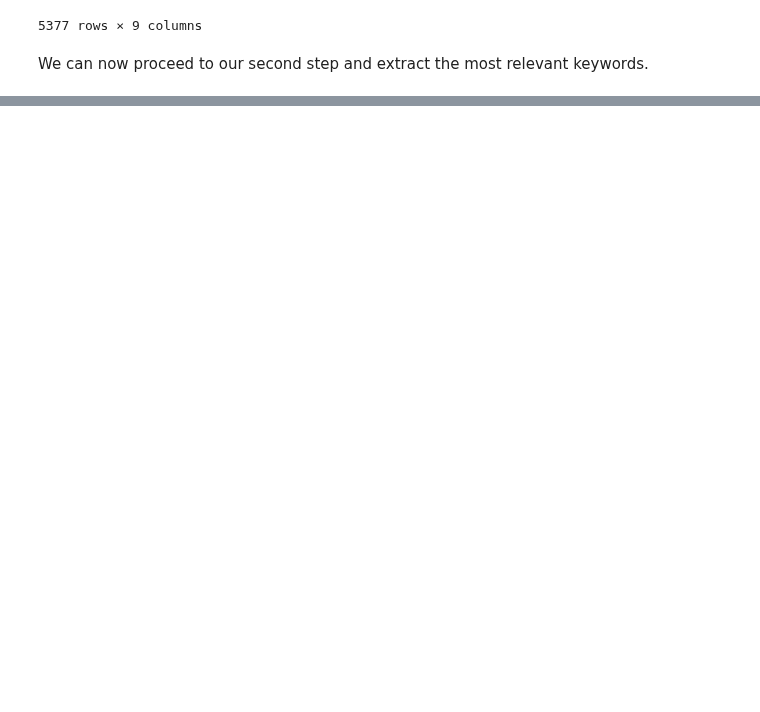
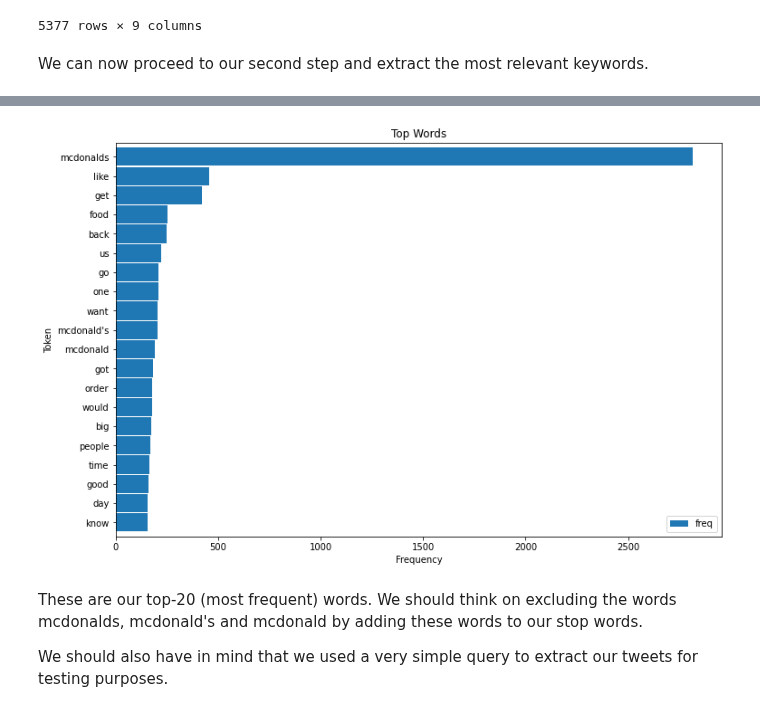
Before and after one commit to polltter/share, a Jupyter notebook: notebooks/kw_extraction.ipynb, the cells around one changed output, grey strips where cells are left out. Drawn from its saved outputs; the diff is of its cells as text; code cells hidden in the pictures; blank space fills up the shorter version.

Commit message:
update keyword extraction - compute term frequency with bow: #12

```diff
--- a/notebooks/kw_extraction.ipynb
+++ b/notebooks/kw_extraction.ipynb
@@ -223,0 +234,4 @@ We can now proceed to our second step and extract the most relevant keywords.
+# %%
+cv_bow = bow_vectorizer.fit_transform(df_en['text'])
+# %%
+df_cv_bow = pd.DataFrame(cv_bow.toarray(), columns=bow_vectorizer.get_feature_names_out())
@@ -223,0 +260,5 @@ We can now proceed to our second step and extract the most relevant keywords.
+# %%
+df_freq = pd.DataFrame(df_cv_bow.sum(axis = 0).index, columns=['token'])
+df_freq['freq'] = df_cv_bow.sum(axis = 0).values
+
+df_freq.head()
@@ -223,0 +272,6 @@ We can now proceed to our second step and extract the most relevant keywords.
+# %%
+# sort df in descending order
+
+df_freq.set_index('token', inplace=True)
+df_freq.sort_values('freq', ascending=False, inplace=True)
+df_freq.head(10)
@@ -223,0 +291,10 @@ We can now proceed to our second step and extract the most relevant keywords.
+# %%
+ax = df_freq.head(20).plot(kind='barh', width=0.95, figsize=(12,8))
+ax.invert_yaxis()
+ax.set(xlabel='Frequency', ylabel='Token', title='Top Words');
+# %% [output]
+[figure, added]
+# %% [markdown]
+These are our top-20 (most frequent) words. We should think on excluding the words mcdonalds, mcdonald's and mcdonald by adding these words to our stop words.
+
+We should also have in mind that we used a very simple query to extract our tweets for testing purposes.
```
Also changed, not shown: parts of 9 cells of this notebook, 1 other file.
